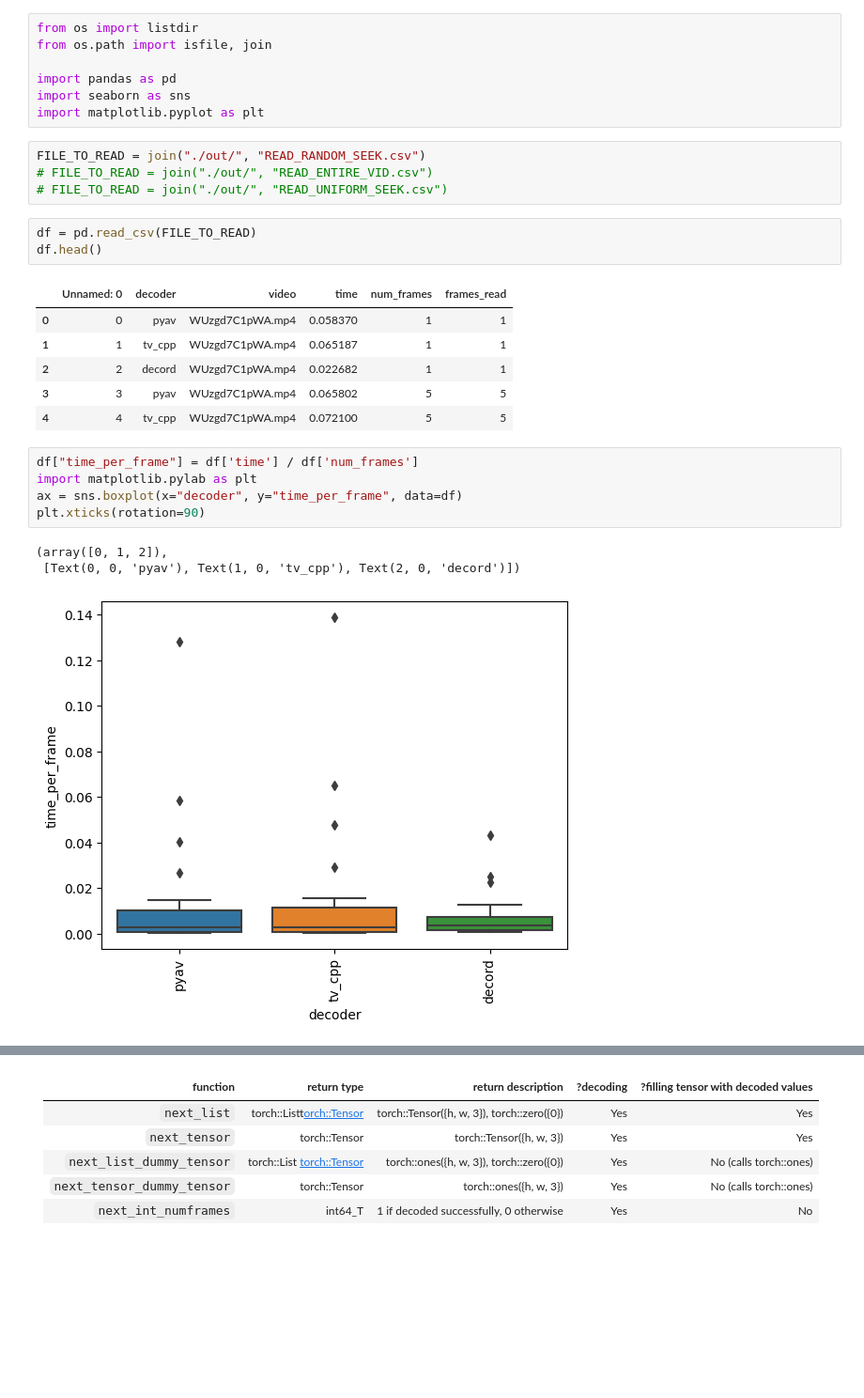
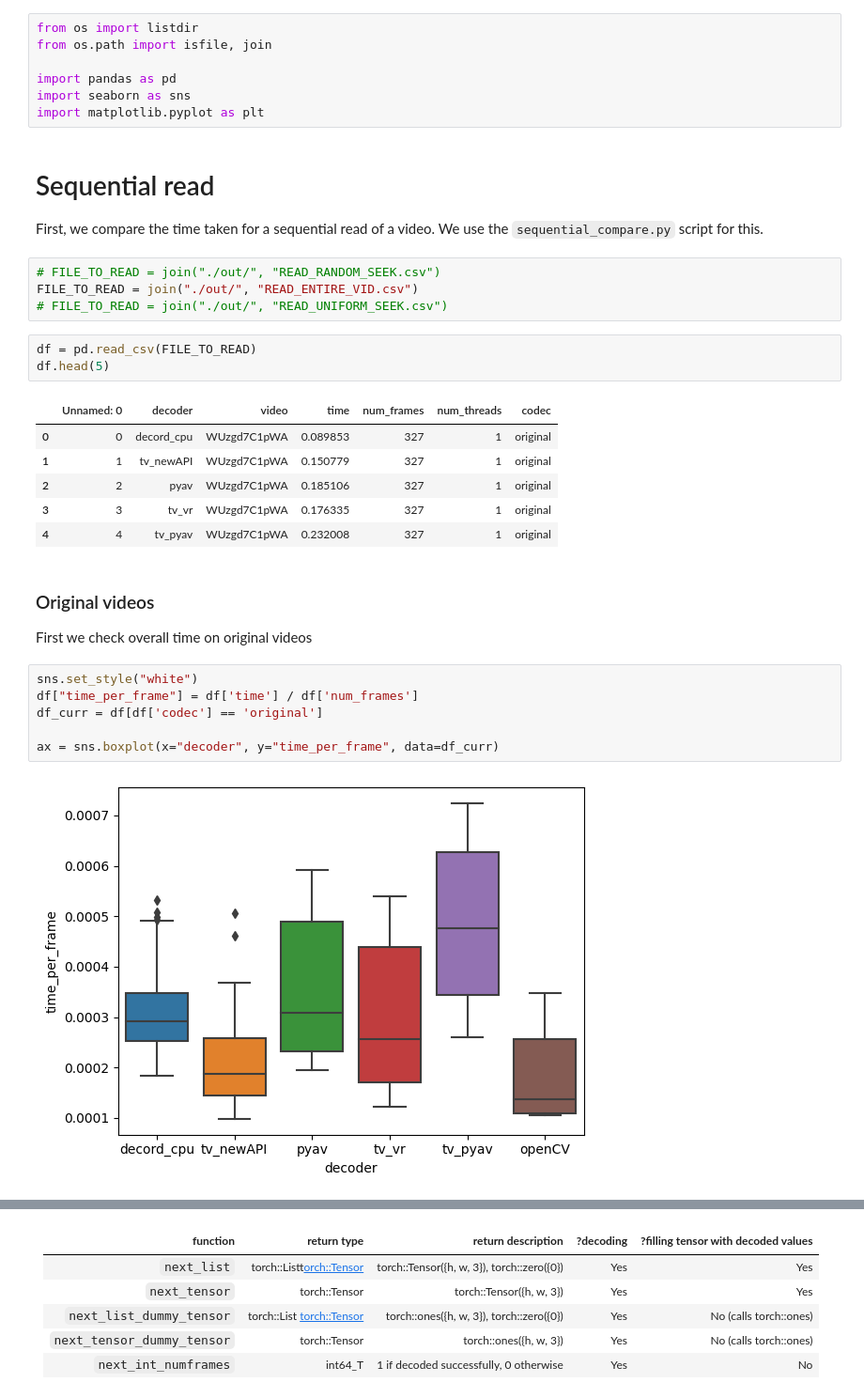
Before and after one commit to bjuncek/video_reader_benchmark, a Jupyter notebook: timeitcomp/Graph Results.ipynb, the cells around one changed output, grey strips where cells are left out. Shown: that part at 94% size. Saved outputs shown, nothing was run; the diff lists cells and outputs as text; blank space fills up the shorter version.

```diff
--- a/timeitcomp/Graph Results.ipynb
+++ b/timeitcomp/Graph Results.ipynb
@@ -5,26 +5,31 @@ from os.path import isfile, join
 import pandas as pd
 import seaborn as sns
 import matplotlib.pyplot as plt
+# %% [markdown]
+# Sequential read
+First, we compare the time taken for a sequential read of a video. We use the `sequential_compare.py` script for this.
 # %%
-FILE_TO_READ = join("./out/", "READ_RANDOM_SEEK.csv")
-# FILE_TO_READ = join("./out/", "READ_ENTIRE_VID.csv")
+# FILE_TO_READ = join("./out/", "READ_RANDOM_SEEK.csv")
+FILE_TO_READ = join("./out/", "READ_ENTIRE_VID.csv")
 # FILE_TO_READ = join("./out/", "READ_UNIFORM_SEEK.csv")
 # %%
 df = pd.read_csv(FILE_TO_READ)
-df.head()
+df.head(5)
 # %% [output]
-|  | Unnamed: 0 | decoder | video | time | num_frames | frames_read |
-| 0 | 0 | pyav | WUzgd7C1pWA.mp4 | 0.058370 | 1 | 1 |
-| 1 | 1 | tv_cpp | WUzgd7C1pWA.mp4 | 0.065187 | 1 | 1 |
-| 2 | 2 | decord | WUzgd7C1pWA.mp4 | 0.022682 | 1 | 1 |
-| 3 | 3 | pyav | WUzgd7C1pWA.mp4 | 0.065802 | 5 | 5 |
-| 4 | 4 | tv_cpp | WUzgd7C1pWA.mp4 | 0.072100 | 5 | 5 |
+|  | Unnamed: 0 | decoder | video | time | num_frames | num_threads | codec |
+| 0 | 0 | decord_cpu | WUzgd7C1pWA | 0.089853 | 327 | 1 | original |
+| 1 | 1 | tv_newAPI | WUzgd7C1pWA | 0.150779 | 327 | 1 | original |
+| 2 | 2 | pyav | WUzgd7C1pWA | 0.185106 | 327 | 1 | original |
+| 3 | 3 | tv_vr | WUzgd7C1pWA | 0.176335 | 327 | 1 | original |
+| 4 | 4 | tv_pyav | WUzgd7C1pWA | 0.232008 | 327 | 1 | original |
+# %% [markdown]
+### Original videos
+First we check overall time on original videos
 # %%
+sns.set_style("white")
 df["time_per_frame"] = df['time'] / df['num_frames']
-import matplotlib.pylab as plt
-ax = sns.boxplot(x="decoder", y="time_per_frame", data=df)
-plt.xticks(rotation=90)
+df_curr = df[df['codec'] == 'original']
+
+ax = sns.boxplot(x="decoder", y="time_per_frame", data=df_curr)
 # %% [output]
-(array([0, 1, 2]),
- [Text(0, 0, 'pyav'), Text(1, 0, 'tv_cpp'), Text(2, 0, 'decord')])
-[figure, old version]
+[figure, new version]
```
Also changed, not shown: parts of 16 cells of this notebook, 4 other files.
